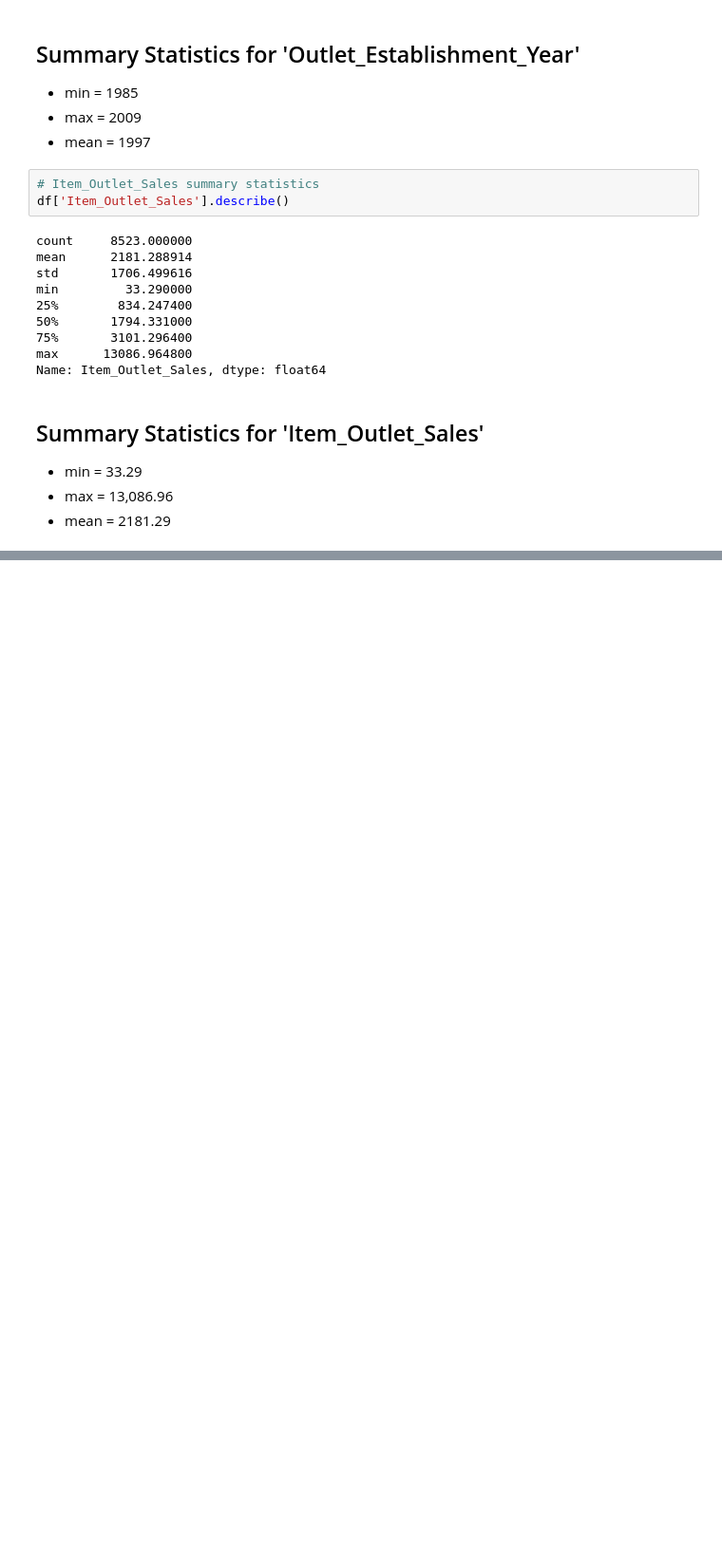
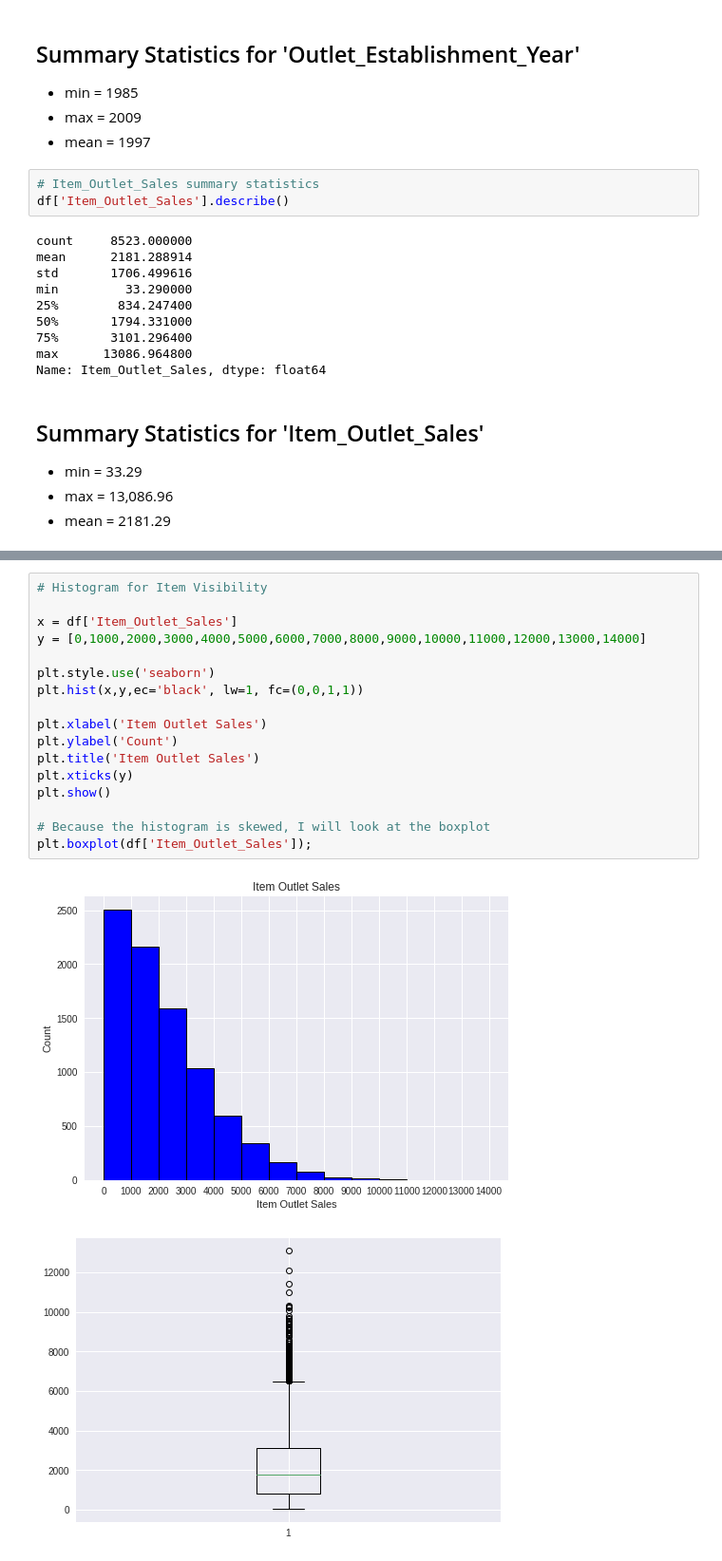
Before and after one commit to onedayzero/food-sales-predictions, a Jupyter notebook: food_sales_predictions.ipynb, the cells around one changed output, grey strips where cells are left out. Shown at 95% size. Saved outputs shown, nothing was run; the diff lists cells and outputs as text; blank space fills up the shorter version.

```diff
--- a/food_sales_predictions.ipynb
+++ b/food_sales_predictions.ipynb
@@ -489,0 +467,20 @@ Name: Item_Outlet_Sales, dtype: float64
+# %%
+# Histogram for Item Visibility
+
+x = df['Item_Outlet_Sales']
+y = [0,1000,2000,3000,4000,5000,6000,7000,8000,9000,10000,11000,12000,13000,14000]
+
+plt.style.use('seaborn')
+plt.hist(x,y,ec='black', lw=1, fc=(0,0,1,1))
+
+plt.xlabel('Item Outlet Sales')
+plt.ylabel('Count')
+plt.title('Item Outlet Sales')
+plt.xticks(y)
+plt.show()
+
+# Because the histogram is skewed, I will look at the boxplot
+plt.boxplot(df['Item_Outlet_Sales']);
+# %% [output]
+[figure, added]
+[figure, added]
```
Also changed, not shown: parts of 26 cells of this notebook.
